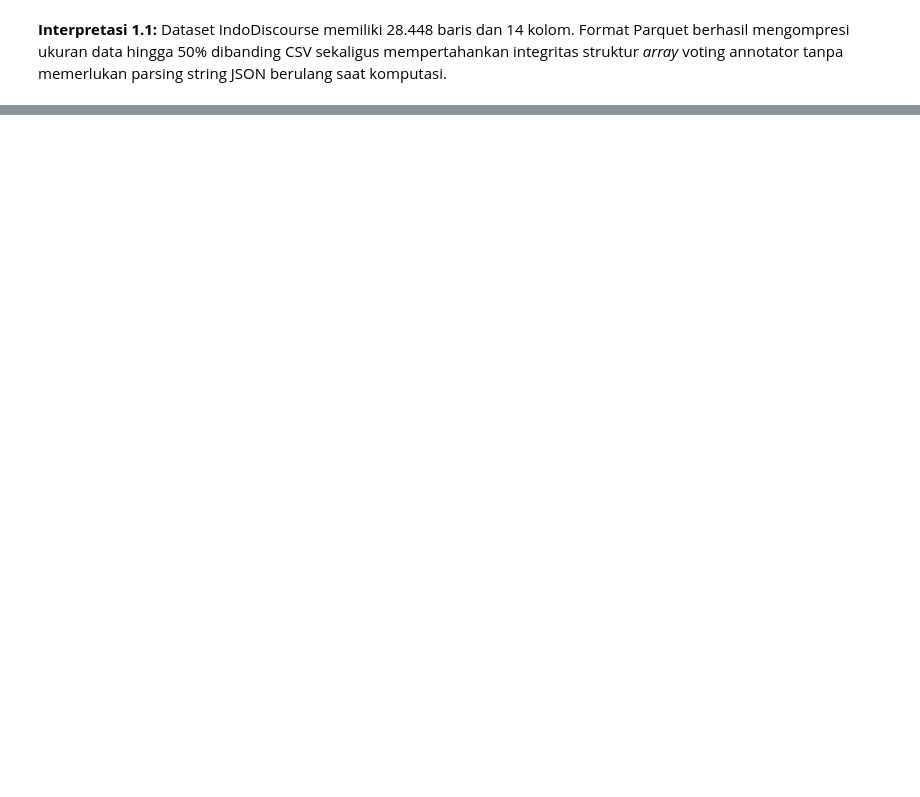
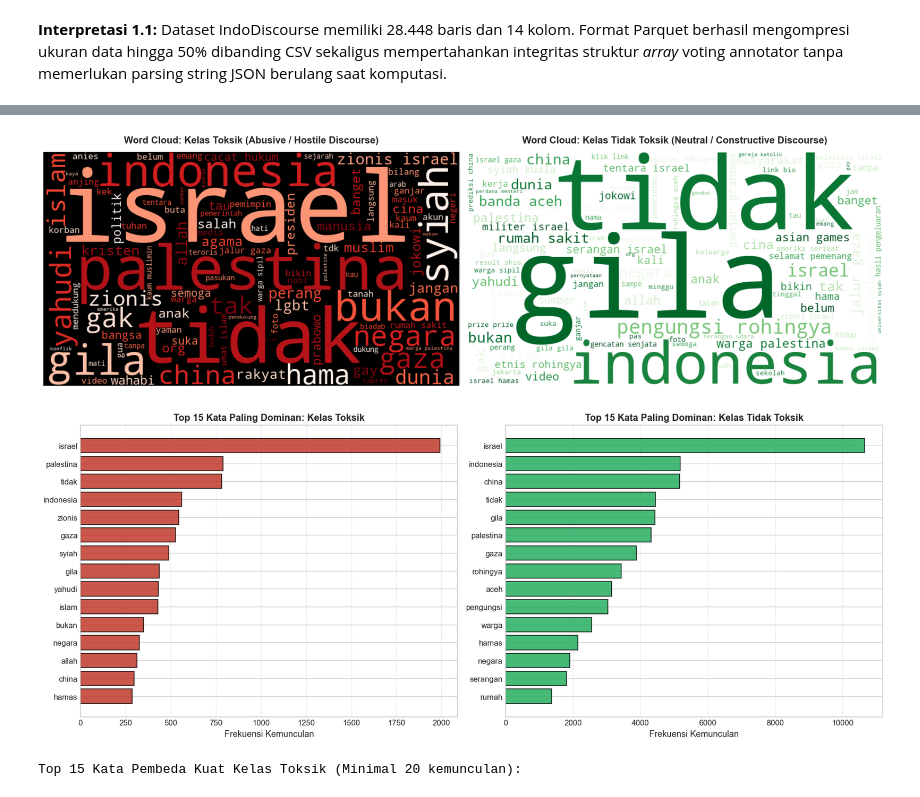
Before and after one commit to alkayyiss-ds/Project-Intelligence-System, a Jupyter notebook: notebooks/01_exploratory/01_EDA.ipynb, the cells around one changed output, grey strips where cells are left out. Drawn from its saved outputs; the diff is of its cells as text; code cells hidden in the pictures; blank space fills up the shorter version.

```diff
--- a/notebooks/01_exploratory/01_EDA.ipynb
+++ b/notebooks/01_exploratory/01_EDA.ipynb
@@ -631,0 +717,74 @@ Berdasarkan rangkaian Exploratory Data Analysis (EDA) yang telah dilakukan secar
+# %%
+# 7.1 Visualisasi Word Cloud Terpisah untuk Kelas Toksik vs Non-Toksik
+corpus_toxic = " ".join(valid_df[valid_df["is_toxic"] == 1]["clean_text"])
+corpus_nontoxic = " ".join(valid_df[valid_df["is_toxic"] == 0]["clean_text"])
+
+wc_tox = WordCloud(
+    width=800, height=450, background_color="black", colormap="Reds",
+    max_words=100, contour_width=1, contour_color="red"
+).generate(corpus_toxic)
+
+wc_nontox = WordCloud(
+    width=800, height=450, background_color="white", colormap="Greens",
+    max_words=100, contour_width=1, contour_color="darkgreen"
+).generate(corpus_nontoxic)
+
+fig, axes = plt.subplots(1, 2, figsize=(16, 7))
+axes[0].imshow(wc_tox, interpolation="bilinear")
+axes[0].set_title("Word Cloud: Kelas Toksik (Abusive / Hostile Discourse)", fontsize=13, fontweight="bold", pad=12)
+axes[0].axis("off")
+
+axes[1].imshow(wc_nontox, interpolation="bilinear")
+axes[1].set_title("Word Cloud: Kelas Tidak Toksik (Neutral / Constructive Discourse)", fontsize=13, fontweight="bold", pad=12)
+axes[1].axis("off")
+
+plt.tight_layout()
+plt.show()
+
+# 7.2 Top-15 Bar Chart Kata Paling Sering Muncul per Kelas
+top15_tox = pd.DataFrame(Counter(corpus_toxic.split()).most_common(15), columns=["Kata", "Frekuensi"]).sort_values("Frekuensi", ascending=True)
+top15_nontox = pd.DataFrame(Counter(corpus_nontoxic.split()).most_common(15), columns=["Kata", "Frekuensi"]).sort_values("Frekuensi", ascending=True)
+
+fig, axes = plt.subplots(1, 2, figsize=(15, 6))
+axes[0].barh(top15_tox["Kata"], top15_tox["Frekuensi"], color="#c0392b", edgecolor="black", alpha=0.85)
+axes[0].set_title("Top 15 Kata Paling Dominan: Kelas Toksik", fontweight="bold")
+axes[0].set_xlabel("Frekuensi Kemunculan")
+axes[0].grid(axis="x", linestyle="--", alpha=0.5)
+
+axes[1].barh(top15_nontox["Kata"], top15_nontox["Frekuensi"], color="#27ae60", edgecolor="black", alpha=0.85)
+axes[1].set_title("Top 15 Kata Paling Dominan: Kelas Tidak Toksik", fontweight="bold")
+axes[1].set_xlabel("Frekuensi Kemunculan")
+axes[1].grid(axis="x", linestyle="--", alpha=0.5)
+
+plt.tight_layout()
+plt.show()
+
+# 7.3 Highlight Kata Pembeda Kuat (Relative Risk Ratio / Odds Ratio)
+cnt_tox = Counter(corpus_toxic.split())
+cnt_nontox = Counter(corpus_nontoxic.split())
+n_tox_words = len(corpus_toxic.split())
+n_nontox_words = len(corpus_nontoxic.split())
+
+discriminators = []
+min_count = 20
+
+for word, count_t in cnt_tox.items():
+    if count_t >= min_count:
+        freq_t = count_t / n_tox_words
+        count_nt = cnt_nontox.get(word, 0)
+        freq_nt = (count_nt + 1) / n_nontox_words
+        ratio = freq_t / freq_nt
+        discriminators.append({
+            "Kata": word,
+            "Frekuensi Toxic": count_t,
+            "Frekuensi Non-Toxic": count_nt,
+            "Rasio Kecondongan Toxic (Relative Risk)": ratio
+        })
+
+discrim_table = pd.DataFrame(discriminators).sort_values("Rasio Kecondongan Toxic (Relative Risk)", ascending=False)
+print(f"Top 15 Kata Pembeda Kuat Kelas Toksik (Minimal {min_count} kemunculan):")
+display(discrim_table.head(15))
+# %% [output]
+[figure, added]
+[figure, added]
+Top 15 Kata Pembeda Kuat Kelas Toksik (Minimal 20 kemunculan):
```
Also changed, not shown: parts of 49 cells of this notebook, 3 other files.
